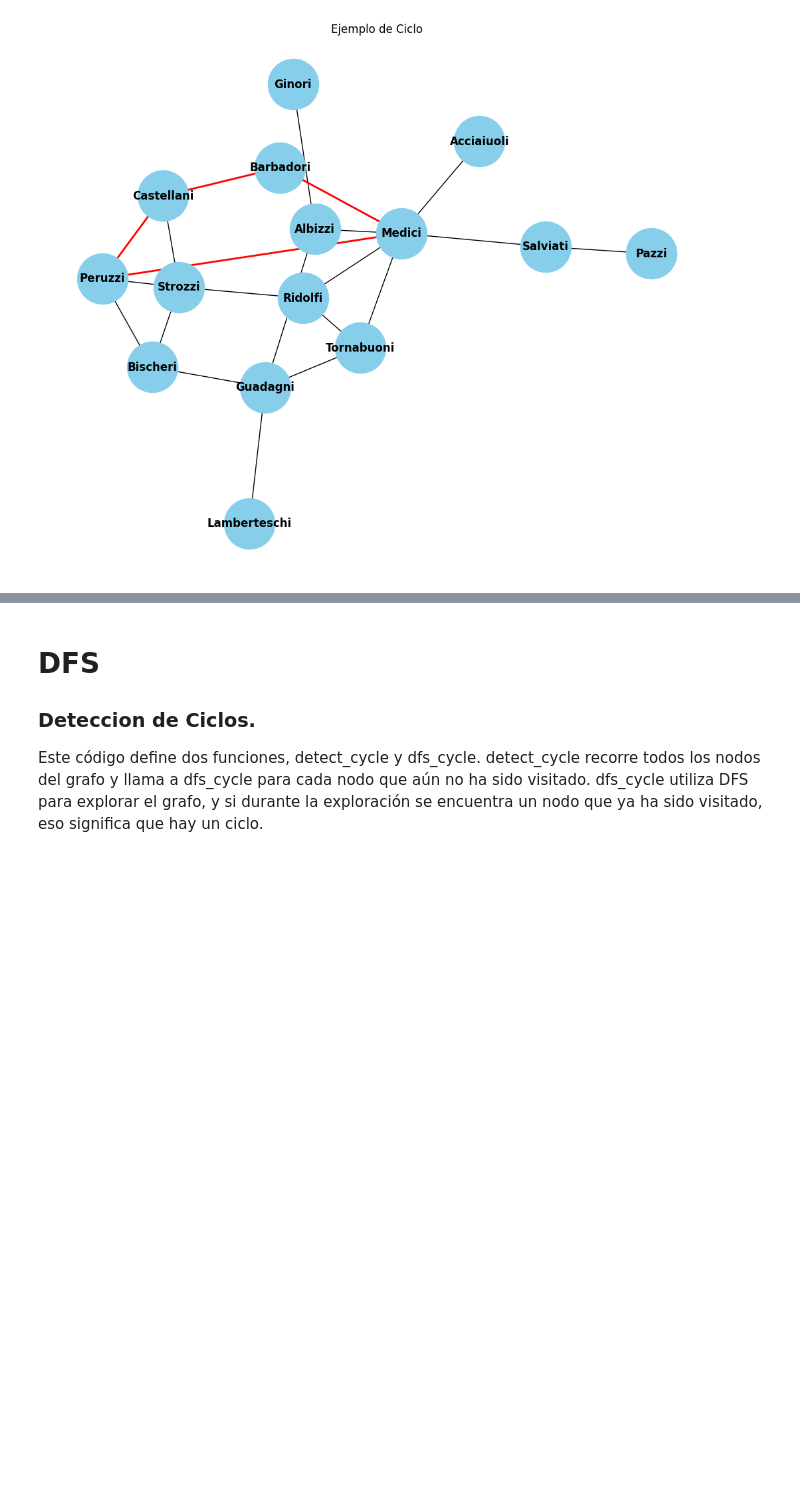
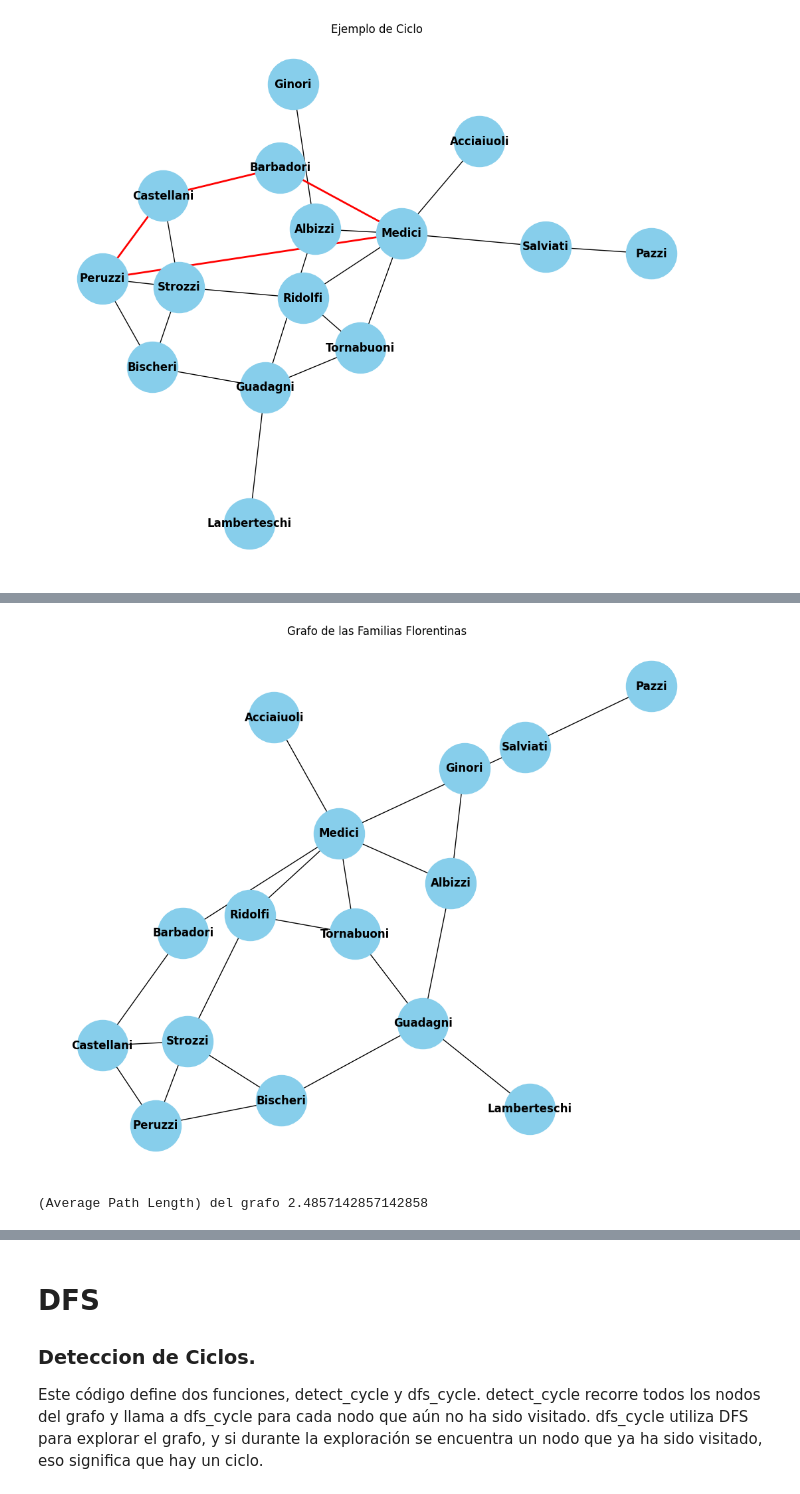
Before and after one commit to sharop/TallerGrafos24, a Jupyter notebook: Clase_2_Grafos.ipynb, the cells around one changed output, grey strips where cells are left out. Drawn from its saved outputs; the diff is of its cells as text; code cells hidden in the pictures; blank space fills up the shorter version.

```diff
--- a/Clase_2_Grafos.ipynb
+++ b/Clase_2_Grafos.ipynb
@@ -62,0 +94,16 @@ plt.show()
+# %%
+# Calcular el Average Path Length del grafo
+average_path_length = nx.average_shortest_path_length(G)
+
+# Visualización del grafo
+pos = nx.spring_layout(G)
+plt.figure(figsize=(10, 8))
+nx.draw(G, pos, with_labels=True, node_size=3000, node_color="skyblue", font_size=12, font_color="black", font_weight="bold")
+plt.title("Grafo de las Familias Florentinas")
+plt.show()
+
+# Mostrar el Average Path Length del grafo
+print(f"(Average Path Length) del grafo", average_path_length)
+# %% [output]
+[figure, added]
+(Average Path Length) del grafo 2.4857142857142858
```
Also changed, not shown: parts of 9 cells of this notebook.
